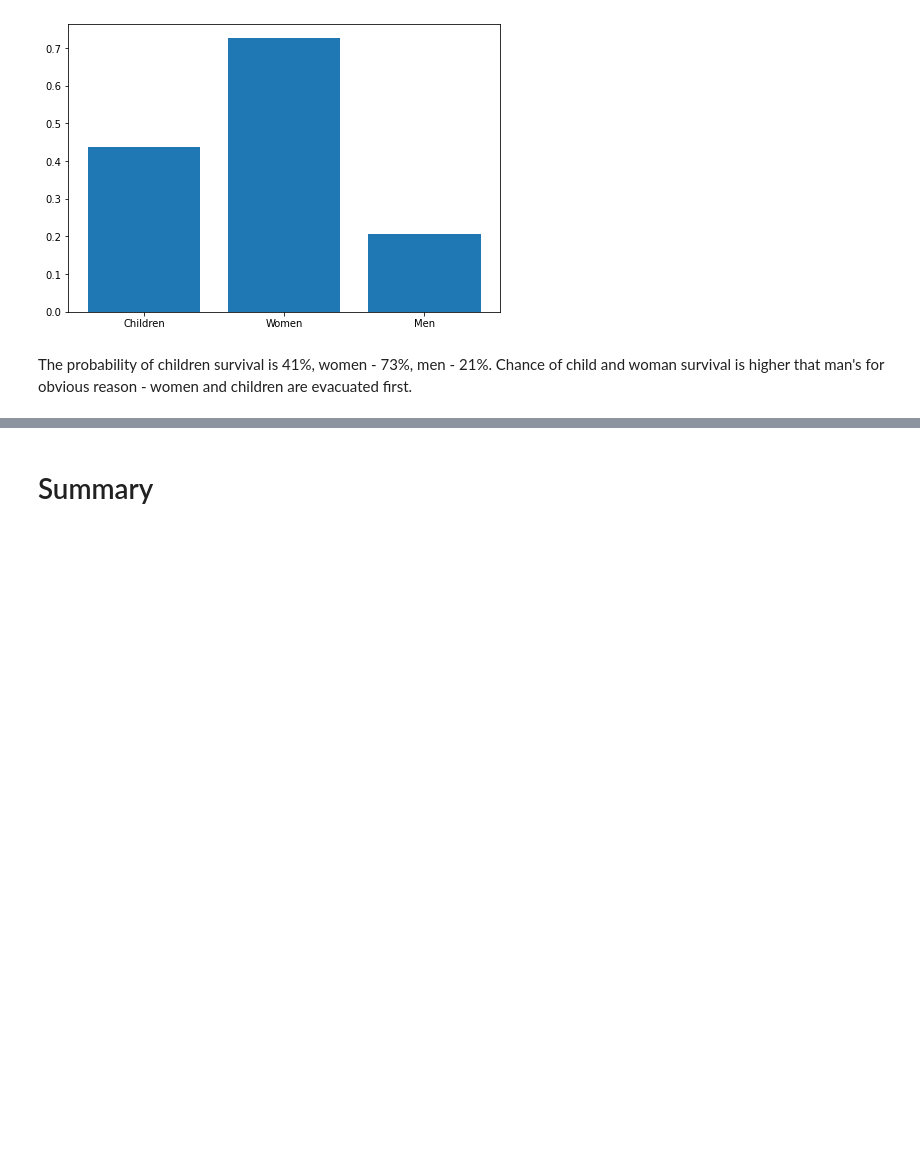
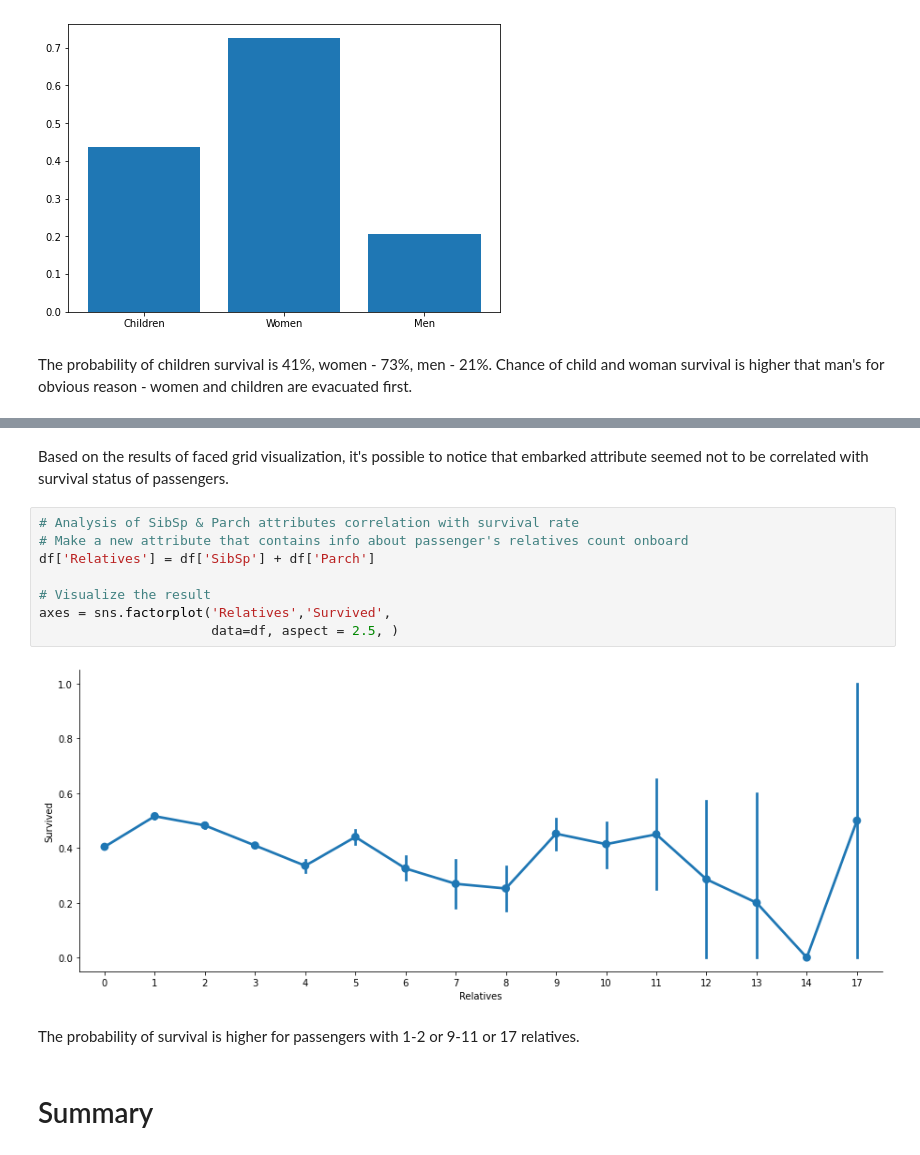
Before and after one commit to angsitt/rs-ml-intro-for-review, a Jupyter notebook: 2_data_exploration/eda.ipynb, the cells around one changed output, grey strips where cells are left out. Cells and saved outputs as stored; diff of their text form; blank space fills up the shorter version.

```diff
--- a/2_data_exploration/eda.ipynb
+++ b/2_data_exploration/eda.ipynb
@@ -232,3 +259,17 @@ The probability of children survival is 41%, women - 73%, men - 21%. Chance of c
+# %% [markdown]
+Based on the results of faced grid visualization, it's possible to notice that embarked attribute seemed not to be correlated with survival status of passengers.
+# %%
+# Analysis of SibSp & Parch attributes correlation with survival rate
+# Make a new attribute that contains info about passenger's relatives count onboard
+df['Relatives'] = df['SibSp'] + df['Parch']
+
+# Visualize the result
+axes = sns.factorplot('Relatives','Survived',
+                      data=df, aspect = 2.5, )
+# %% [output]
+[figure, added]
+# %% [markdown]
+The probability of survival is higher for passengers with 1-2 or 9-11 or 17 relatives.
 # %% [markdown]
 # Summary
 # %% [markdown]
```
Also changed, not shown: parts of 6 cells of this notebook.
